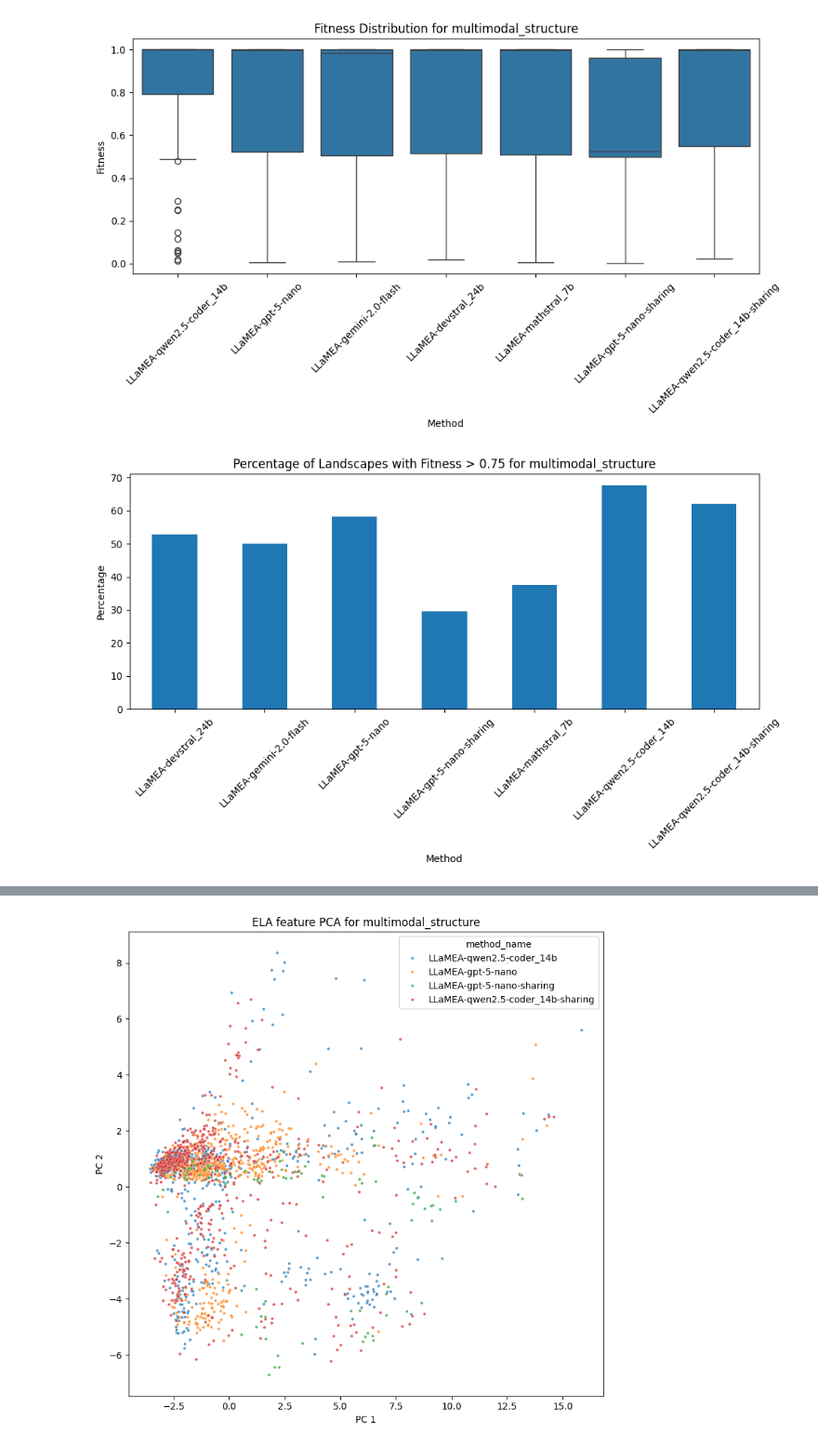
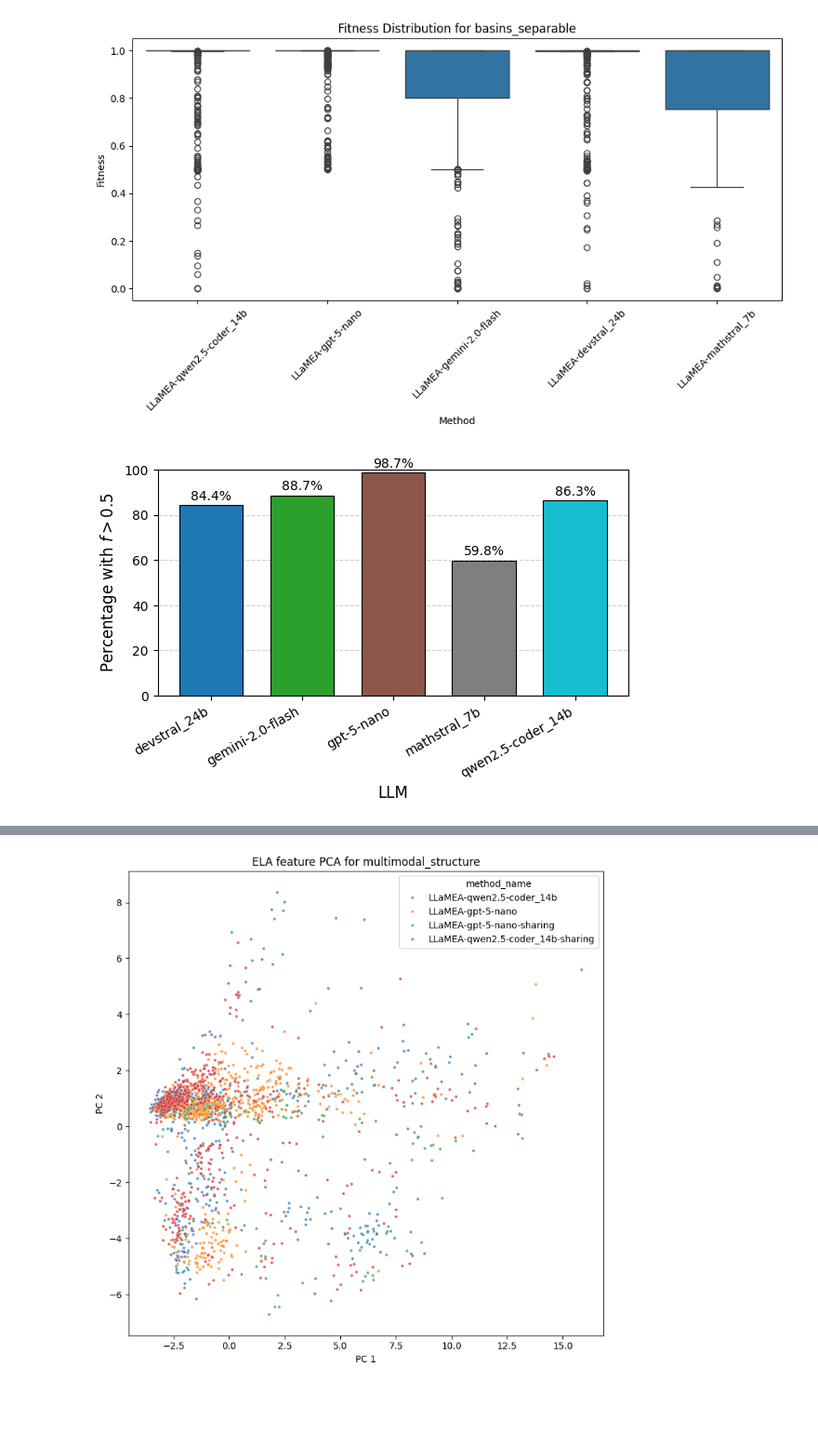
Before and after one commit to XAI-liacs/BLADE, a Jupyter notebook: examples/visualize_ELA.ipynb, the cells around one changed output, grey strips where cells are left out. Shown at 93% size. Saved outputs shown, nothing was run; the diff lists cells and outputs as text; code cells hidden in the pictures; blank space fills up the shorter version.

Commit message:
updated graphs

```diff
--- a/examples/visualize_ELA.ipynb
+++ b/examples/visualize_ELA.ipynb
@@ -66,39 +66,66 @@ for problem in problems:
                 continue
             seeds = data[data['method_name'] == method]['seed'].unique()
             for seed in seeds:
                 subset_idx = data.index[(data['method_name'] == method) & (data['seed'] == seed)]
                 meta_df = pd.json_normalize(data.loc[subset_idx, 'metadata'])
                 if len(meta_df[meta_df['score_separable_scaled'] < 0]) > 0:
                     m = (data['method_name'] == method) & (data['seed'] == seed)
 
                     sep = data.loc[m, 'metadata'].apply(lambda d: d.get('score_separable_scaled', float('-inf')))
                     bas = data.loc[m, 'metadata'].apply(lambda d: d.get('score_basins_scaled', float('-inf')))
 
                     calc = (bas + (sep + 99) / 100) / 2
 
                     data.loc[m, 'fitness'] = calc.to_numpy()
 
+    # Don't take the -sharing methods into account
+    data = data[~data['method_name'].str.contains('-sharing')]
+
     # create a boxplot to show fitness distribution per method
     fig, ax = plt.subplots(figsize=(10, 6))
     sns.boxplot(data=data, x='method_name', y='fitness', ax=ax)
     ax.set_title(f"Fitness Distribution for {problem}")
     ax.set_xlabel("Method")
     ax.set_ylabel("Fitness")
     plt.xticks(rotation=45)
     plt.tight_layout()
     plt.show()
 
     # now count the number of landscapes with a fitness above 0.75 per method and show this as a bar plot
-    counts = data[data['fitness'] > 0.75].groupby('method_name').size() / data.groupby('method_name').size() * 100  # percentage
-    fig, ax = plt.subplots(figsize=(10, 6))
-    counts.plot(kind='bar', ax=ax)
-    ax.set_title(f"Percentage of Landscapes with Fitness > 0.75 for {problem}")
-    ax.set_xlabel("Method")
-    ax.set_ylabel("Percentage")
-    plt.xticks(rotation=45)
+    counts = data[data['fitness'] > 0.5].groupby('method_name').size() / data.groupby('method_name').size() * 100  # percentage
+
+    fig, ax = plt.subplots(figsize=(6, 4))
+
+    counts.index = counts.index.str.replace(r"^LLaMEA-", "", regex=True)
+    # Sort for consistent order (optional)
+    counts = counts.sort_index()
+
+    # Generate colors from a colormap (tab10 has 10 distinct colors)
+    colors = plt.cm.tab10(np.linspace(0, 1, len(counts)))
+
+    # Plot bars with reduced width
+    bars = ax.bar(counts.index, counts.values, color=colors, width=0.7, edgecolor='black', linewidth=0.8)
+
+    # Add labels and nicer style
+    problem_title = problem.replace('_structure', '')
+    #ax.set_title(f"Percentage of landscapes with fitness > 0.5 for {problem_title}", fontsize=14, weight='bold')
+    ax.set_xlabel("LLM", fontsize=12)
+    ax.set_ylabel("Percentage with $f > 0.5$", fontsize=12)
+    ax.set_ylim(0, 100)
+    ax.set_axisbelow(True)
+    ax.grid(axis='y', linestyle='--', alpha=0.6)
+
+    # Rotate and align x labels
+    plt.xticks(rotation=30, ha='right')
+
+    # Optionally add value labels on top of bars
+    for bar in bars:
+        height = bar.get_height()
+        ax.text(bar.get_x() + bar.get_width()/2, height + 1, f"{height:.1f}%", ha='center', va='bottom', fontsize=10)
+
     plt.tight_layout()
     plt.show()
 # %% [output]
 [figure]
-[figure, old version]
+[figure, new version]
-[figure, old version]
+[figure, new version]
```
Also changed, not shown: parts of 2 cells of this notebook, 3 other files.
